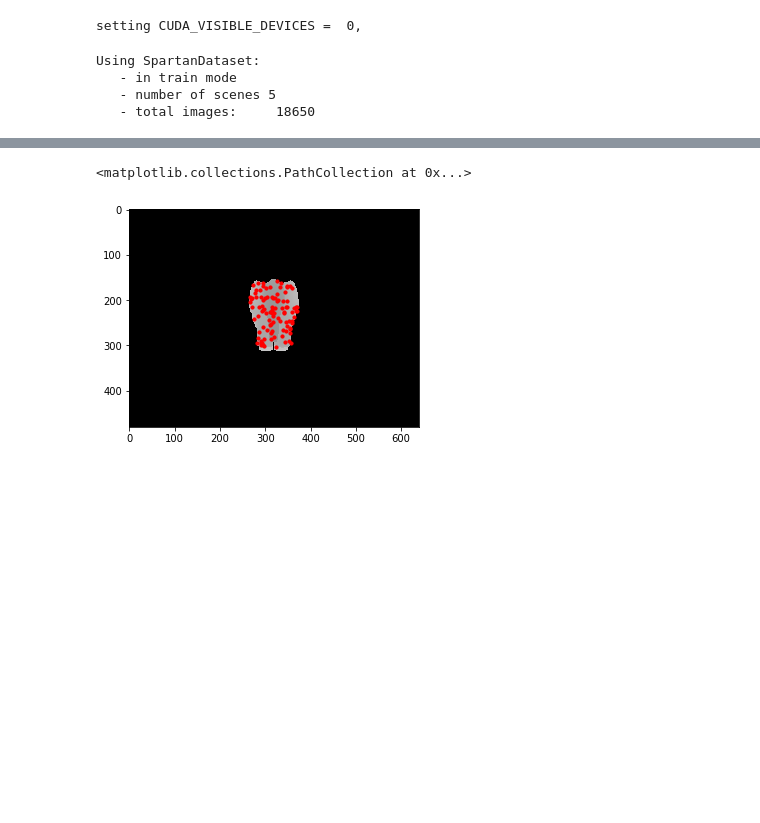
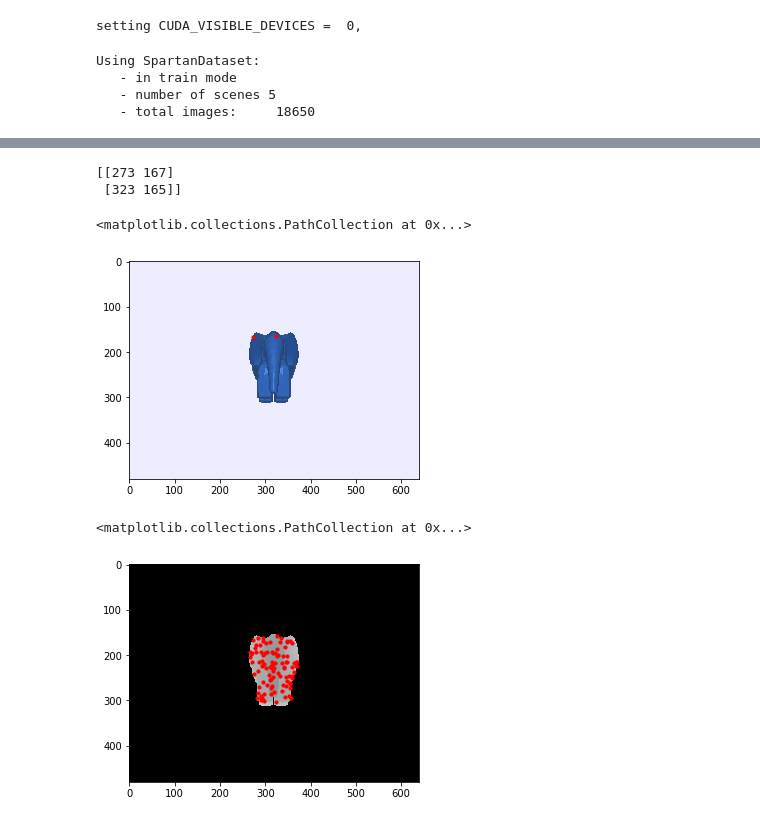
Before and after one commit to dtseng/pytorch-dense-correspondence, a Jupyter notebook: dense_correspondence/experiments/mech_search/simple_orb_correspondence.ipynb, the cells around one changed output, grey strips where cells are left out. Drawn from its saved outputs; the diff is of its cells as text; code cells hidden in the pictures; blank space fills up the shorter version.

```diff
--- a/dense_correspondence/experiments/mech_search/simple_orb_correspondence.ipynb
+++ b/dense_correspondence/experiments/mech_search/simple_orb_correspondence.ipynb
@@ -319,3 +320,44 @@ normalizing descriptor norm
+# %%
+target_name = "elephant"
+
+target_img = Image.open("images/targets/{}/target_rgb.png".format(target_name)).convert('RGB')
+target = np.array(target_img)
+target_descriptors = run_dcn_on_image(dcn, dataset, target_img)
+target_mask = np.load("images/targets/{}/target_mask.npy".format(target_name)).astype(np.bool)
+
+
+ppfs, coords = generate_PPF_samples(target, target_descriptors, target_mask, 100)
+uv_A = [279, 161]
+uv_B = [355, 161]
+ppf_target = compute_PPF_feature(uv_A, uv_B, target, target_descriptors, camera_intrinsics, distance_weight=1)
+
+candidate_indices = np.argwhere(np.logical_and(ppfs[:,0] > 50, ppfs[:,0] < 70)).T[0]
+
+ppfs = ppfs[candidate_indices]
+ppfs = ppfs[:, 1:]
+ppf_target = ppf_target[1:]
+coords = coords[candidate_indices]
+index, diff = match_index_and_norm_diff(ppf_target, ppfs)
+index = int(index)
+
+
+
+
+
+
+# print(ppf_target)
+# %%
+out = coords[index]
+print(out)
+
+
+plt.imshow(target)
+plt.scatter(x=out.T[0], y=out.T[1], c='r', s=10)
+# %% [output]
+[[273 167]
+ [323 165]]
+<matplotlib.collections.PathCollection at 0x...>
+[figure, added]
 # %%
 plt.imshow(target)
 samples = random_sample_from_masked_image(target_mask, 100)
```
Also changed, not shown: parts of 3 cells of this notebook.
